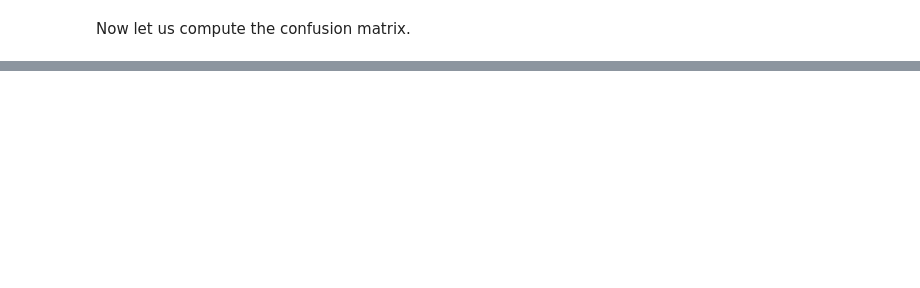
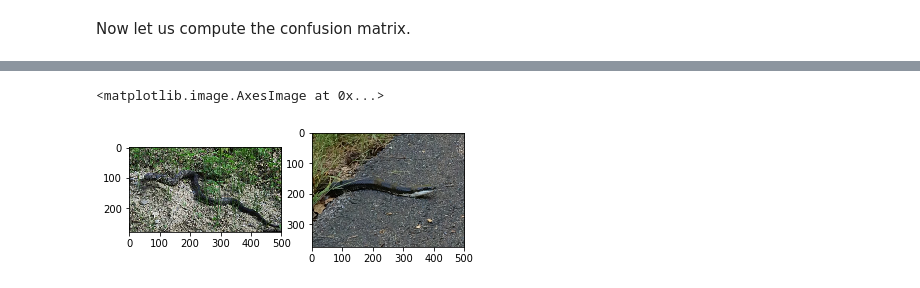
Before and after one commit to ppalaupuigdevall/snake-classification, a Jupyter notebook: Snake Classification-Dropout.ipynb, the cells around one changed output, grey strips where cells are left out. Saved outputs shown, nothing was run; the diff lists cells and outputs as text; code cells hidden in the pictures; blank space fills up the shorter version.

```diff
--- a/Snake Classification-Dropout.ipynb
+++ b/Snake Classification-Dropout.ipynb
@@ -390,0 +404,23 @@ sn.heatmap(df_cm, annot=True)
+# %%
+def pick_image(class_dir):
+    def_imgs = []
+    for direc in class_dir:
+        images = os.listdir(direc)
+        number_of_images = len(images)
+        img_idx = int(np.random.randint(0, number_of_images,1))
+        img_name = os.path.join(direc, images[img_idx])
+        img = Image.open(img_name)
+        def_imgs.append(img)
+    return def_imgs
+# Pick a random image from the two classes 0 and 35 and visualize it
+class0 = '/home/user/snakes/validation/' + validation_set.classes[0]
+class35 = '/home/user/snakes/validation/' + validation_set.classes[35]
+classes = [class0, class35]
+imgs = pick_image(classes)
+plt.subplot(121)
+plt.imshow(imgs[0])
+plt.subplot(122)
+plt.imshow(imgs[1])
+# %% [output]
+<matplotlib.image.AxesImage at 0x...>
+[figure, added]
```
Also changed, not shown: parts of 8 cells of this notebook, 3 other files.
